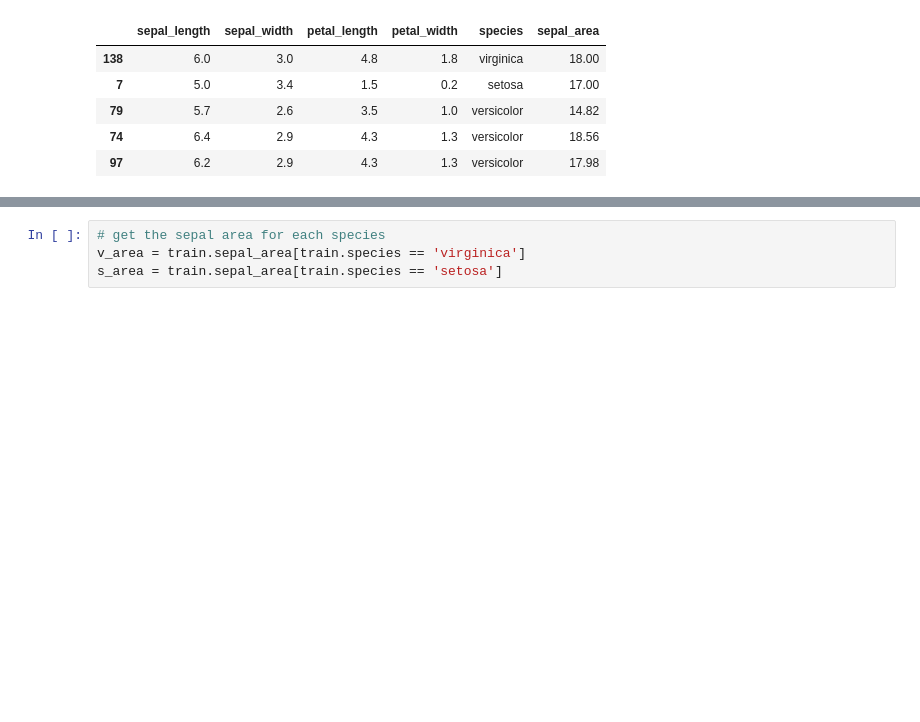
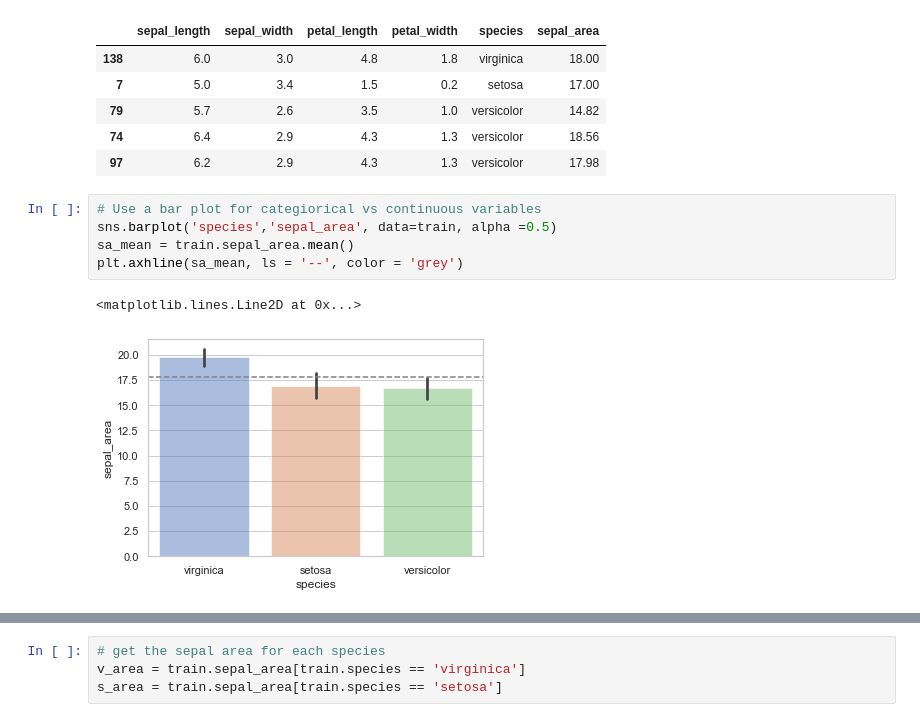
Before and after one commit to mariamnaqvi/classification-exercises, a Jupyter notebook: classification_exercises.ipynb, the cells around one changed output, grey strips where cells are left out. Saved outputs shown, nothing was run; the diff lists cells and outputs as text; blank space fills up the shorter version.

```diff
--- a/classification_exercises.ipynb
+++ b/classification_exercises.ipynb
@@ -523,3 +529,11 @@ train.head()
 | 79 | 5.7 | 2.6 | 3.5 | 1.0 | versicolor | 14.82 |
 | 74 | 6.4 | 2.9 | 4.3 | 1.3 | versicolor | 18.56 |
 | 97 | 6.2 | 2.9 | 4.3 | 1.3 | versicolor | 17.98 |
+# %%
+# Use a bar plot for categiorical vs continuous variables
+sns.barplot('species','sepal_area', data=train, alpha =0.5)
+sa_mean = train.sepal_area.mean()
+plt.axhline(sa_mean, ls = '--', color = 'grey')
+# %% [output]
+<matplotlib.lines.Line2D at 0x...>
+[figure, added]
```
Also changed, not shown: parts of 34 cells of this notebook.
